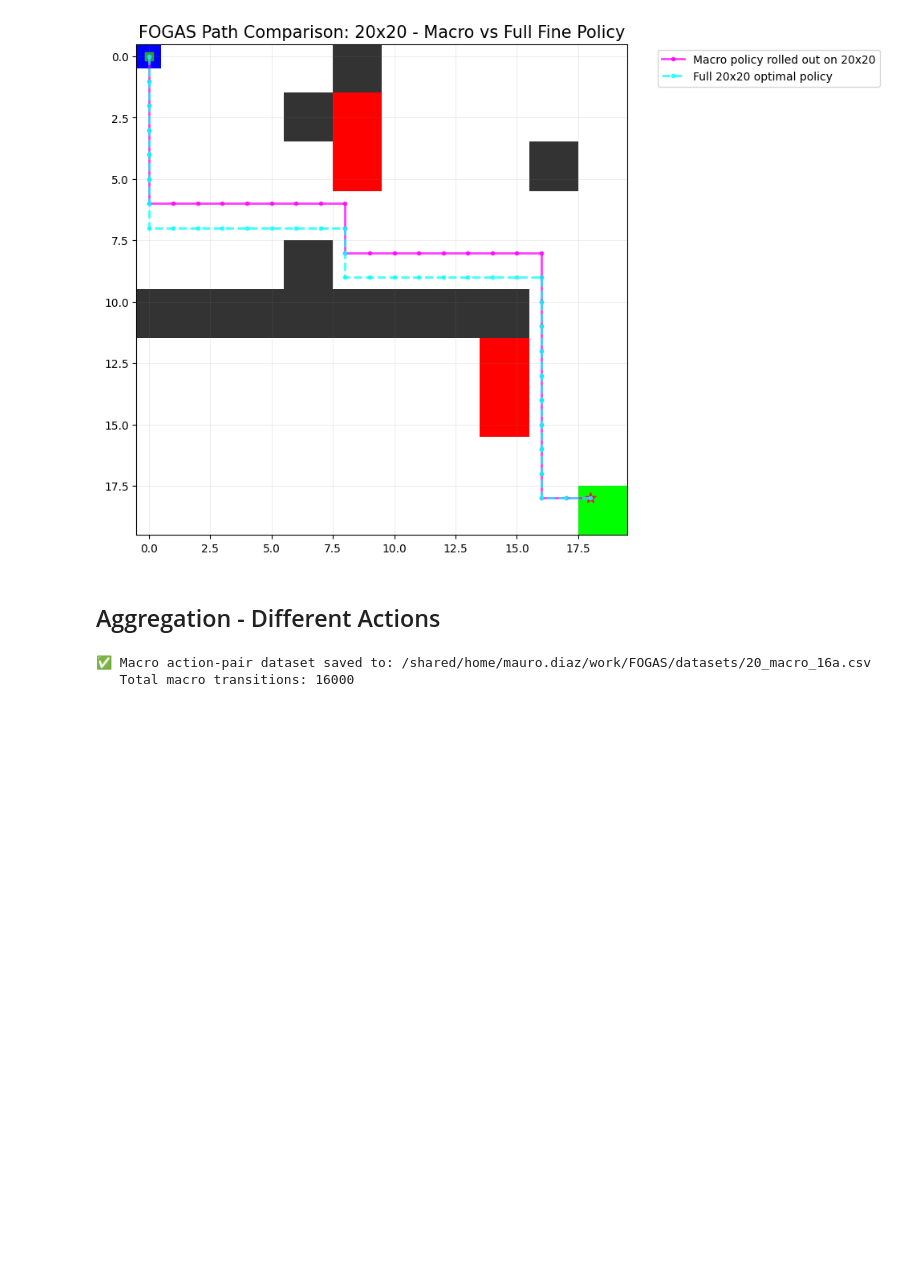
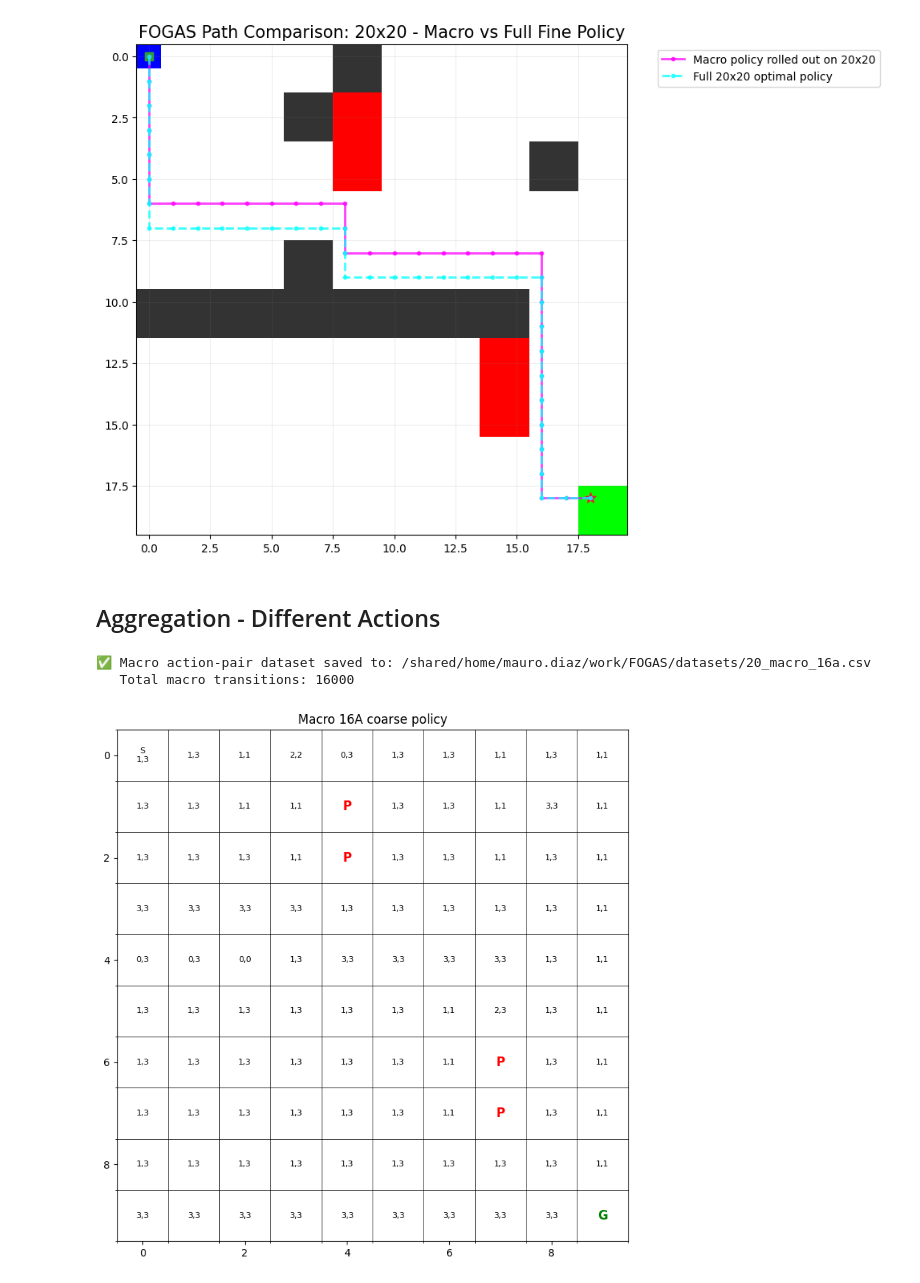
Before and after one commit to maaurod/FOGAS, a Jupyter notebook: testing_vectorized/20gird_opt.ipynb, the cells around one changed output. Cells and saved outputs as stored; diff of their text form; code cells hidden in the pictures; blank space fills up the shorter version.

```diff
--- a/testing_vectorized/20grid_diff.ipynb
+++ b/testing_vectorized/20gird_opt.ipynb
@@ -1603 +1666,37 @@ mdp_macro_16a = PolicySolver(
+# %%
+def plot_macro_policy_text(mdp, mdp_data, size):
+    fig, ax = plt.subplots(figsize=(9, 9))
+    ax.imshow(np.zeros((size, size)), cmap="Greys", vmin=0, vmax=1)
+
+    pits = set(mdp_data["pits"])
+    goal = mdp_data["goal"]
+    start = mdp_data["start"]
+
+    for s in range(size * size):
+        r, c = divmod(s, size)
+
+        if s in pits:
+            ax.text(c, r, "P", ha="center", va="center", color="red", fontsize=12, fontweight="bold")
+            continue
+        if s == goal:
+            ax.text(c, r, "G", ha="center", va="center", color="green", fontsize=12, fontweight="bold")
+            continue
+
+        a = torch.argmax(mdp.pi_star[s]).item()
+        a1, a2 = decode_macro_action_16(a)
+        label = f"{a1},{a2}"
+        if s == start:
+            label = "S\n" + label
+
+        ax.text(c, r, label, ha="center", va="center", color="black", fontsize=8)
+
+    ax.set_xticks(np.arange(-0.5, size, 1), minor=True)
+    ax.set_yticks(np.arange(-0.5, size, 1), minor=True)
+    ax.grid(which="minor", color="black", linewidth=0.5)
+    ax.set_title("Macro 16A coarse policy")
+    plt.show()
+
+plot_macro_policy_text(mdp_macro_16a, mdp_data_macro_base, size_macro)
+# %% [output]
+[figure, added]
 # %%
```
Also changed, not shown: parts of 7 cells of this notebook.
